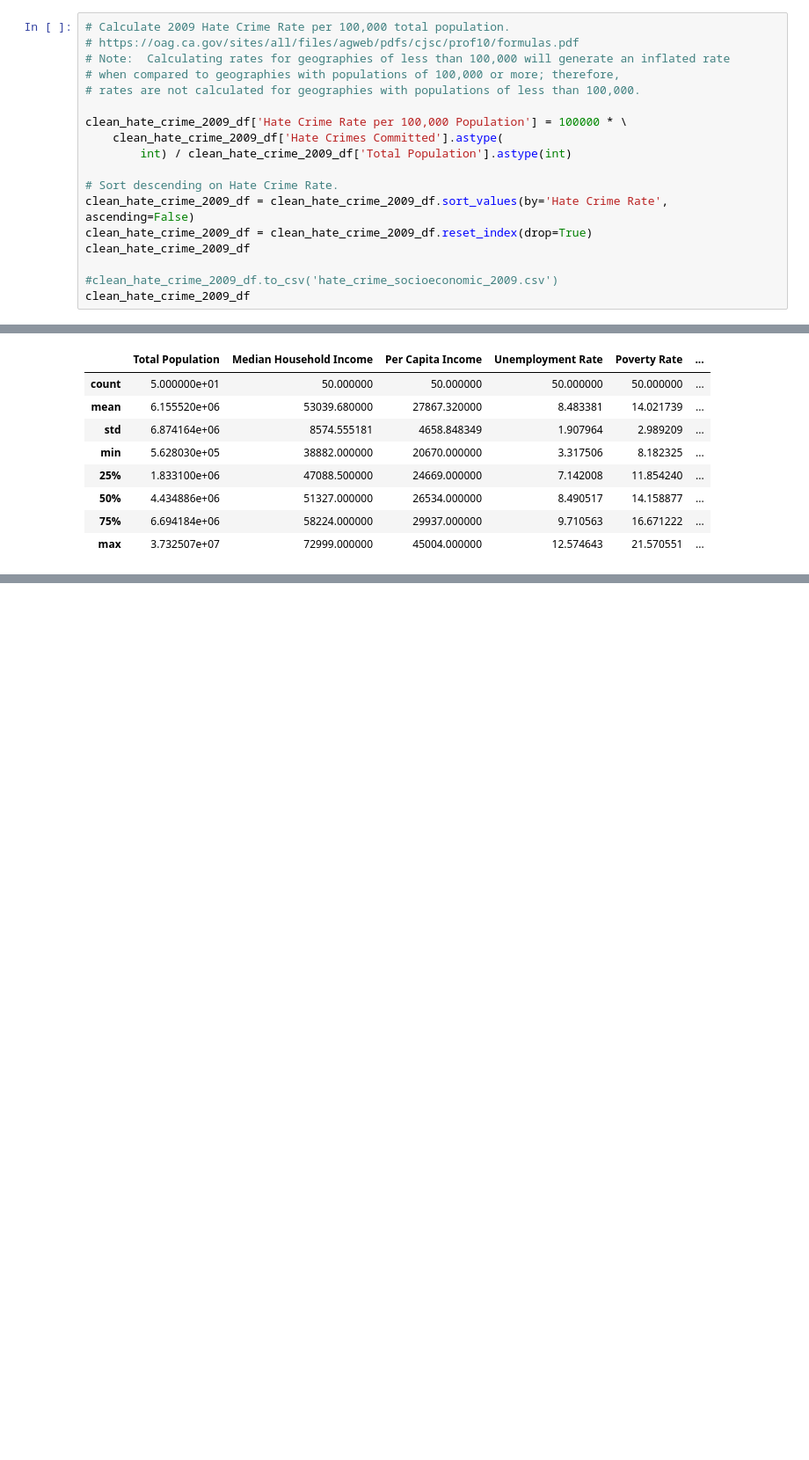
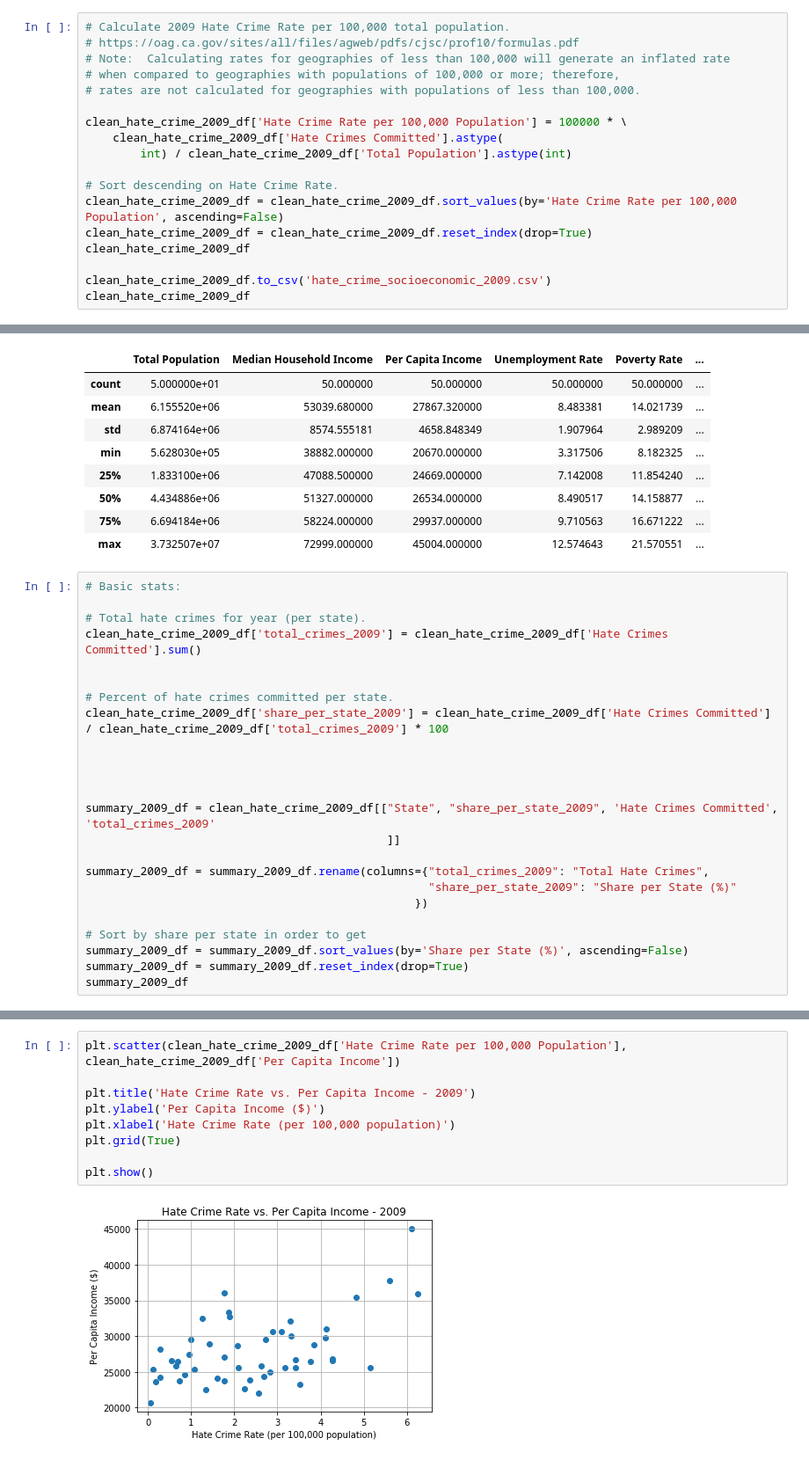
Before and after one commit to ZGrinacoff/Eight-Years-Later, a Jupyter notebook: hate_crime.ipynb, the cells around one changed output, grey strips where cells are left out. Shown at 88% size. Cells and saved outputs as stored; diff of their text form; blank space fills up the shorter version.

```diff
--- a/hate_crime.ipynb
+++ b/hate_crime.ipynb
@@ -161,11 +161,11 @@ clean_hate_crime_2009_df['Hate Crime Rate per 100,000 Population'] = 100000 * \
         int) / clean_hate_crime_2009_df['Total Population'].astype(int)
 
 # Sort descending on Hate Crime Rate.
-clean_hate_crime_2009_df = clean_hate_crime_2009_df.sort_values(by='Hate Crime Rate', ascending=False)
+clean_hate_crime_2009_df = clean_hate_crime_2009_df.sort_values(by='Hate Crime Rate per 100,000 Population', ascending=False)
 clean_hate_crime_2009_df = clean_hate_crime_2009_df.reset_index(drop=True)
 clean_hate_crime_2009_df
 
-#clean_hate_crime_2009_df.to_csv('hate_crime_socioeconomic_2009.csv')
+clean_hate_crime_2009_df.to_csv('hate_crime_socioeconomic_2009.csv')
 clean_hate_crime_2009_df
 # %% [output]
 |  | State | Total Population | Median Household Income | Per Capita Income | Unemployment Rate | Poverty Rate | ... |
@@ -340,3 +340,27 @@ clean_hate_crime_2009_df.describe()
 | 50% | 4.434886e+06 | 51327.000000 | 26534.000000 | 8.490517 | 14.158877 | ... |
 | 75% | 6.694184e+06 | 58224.000000 | 29937.000000 | 9.710563 | 16.671222 | ... |
 | max | 3.732507e+07 | 72999.000000 | 45004.000000 | 12.574643 | 21.570551 | ... |
+# %%
+# Basic stats:
+
+# Total hate crimes for year (per state).
+clean_hate_crime_2009_df['total_crimes_2009'] = clean_hate_crime_2009_df['Hate Crimes Committed'].sum()
+
+
+# Percent of hate crimes committed per state.
+clean_hate_crime_2009_df['share_per_state_2009'] = clean_hate_crime_2009_df['Hate Crimes Committed'] / clean_hate_crime_2009_df['total_crimes_2009'] * 100
+
+
+
+
+summary_2009_df = clean_hate_crime_2009_df[["State", "share_per_state_2009", 'Hate Crimes Committed', 'total_crimes_2009'
+                                            ]]
+
+summary_2009_df = summary_2009_df.rename(columns={"total_crimes_2009": "Total Hate Crimes",
+                                                  "share_per_state_2009": "Share per State (%)"
+                                                })
+
+# Sort by share per state in order to get
+summary_2009_df = summary_2009_df.sort_values(by='Share per State (%)', ascending=False)
+summary_2009_df = summary_2009_df.reset_index(drop=True)
+summary_2009_df
@@ -342,0 +387,11 @@ clean_hate_crime_2009_df.describe()
+# %%
+plt.scatter(clean_hate_crime_2009_df['Hate Crime Rate per 100,000 Population'], clean_hate_crime_2009_df['Per Capita Income'])
+
+plt.title('Hate Crime Rate vs. Per Capita Income - 2009')
+plt.ylabel('Per Capita Income ($)')
+plt.xlabel('Hate Crime Rate (per 100,000 population)')
+plt.grid(True)
+
+plt.show()
+# %% [output]
+[figure, added]
```
Also changed, not shown: parts of 25 cells of this notebook.
